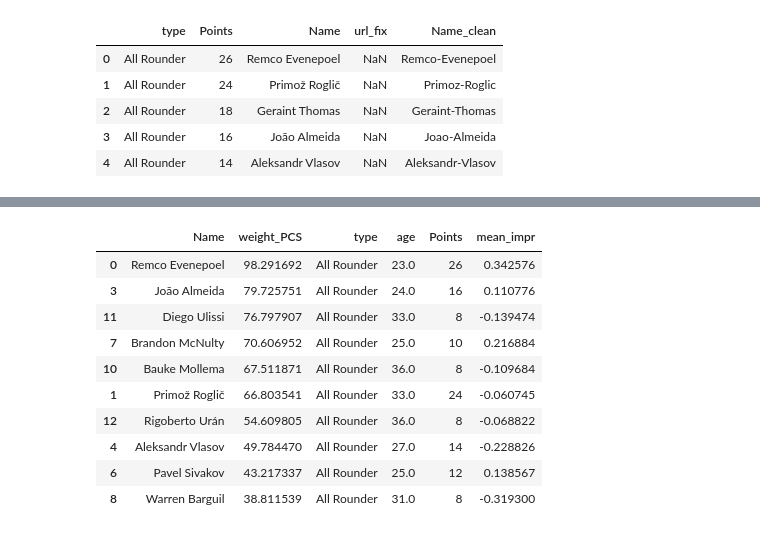
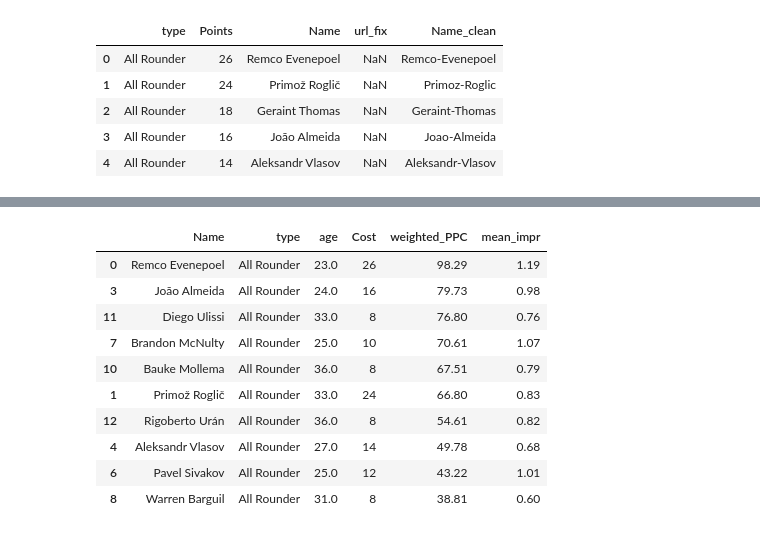
Before and after one commit to willcrossb/velogames2023, a Jupyter notebook: collect_data.ipynb, the cells around one changed output, grey strips where cells are left out. Cells and saved outputs as stored; diff of their text form; code cells hidden in the pictures.

```diff
--- a/collect_data.ipynb
+++ b/collect_data.ipynb
@@ -219,0 +175,23 @@ Name: log_impr, dtype: float64
+# %%
+#Plot improvement over time by age by transposing the DF
+dft = df.set_index('Name')
+dft = dft.filter(regex='^20')
+dft = dft.transpose()
+dft = dft.iloc[::-1, :]
+
+fig, axs = plt.subplots(1,2, figsize = (10, 5))
+
+#Get a list of names for the older riders (Over 27)
+old_names = df.loc[(df['old_young'] == 'Old'), 'Name'].tolist()
+
+for col in dft.columns:
+    if col in old_names:
+        cplot = 'r'
+        axs[0].plot(dft[col], label=col,color=cplot,alpha=.2)
+        axs[0].tick_params(rotation=90)
+        axs[0].set_title('Over 27')
+    else:
+        cplot = 'b'
+        axs[1].plot(dft[col], label=col,color=cplot,alpha=.2)
+        axs[1].tick_params(rotation=90)
+        axs[1].set_title('27 & Under')
@@ -219,0 +200,13 @@ Name: log_impr, dtype: float64
+# %%
+# PPC stands for points per cost, this will be the metric to focus on optimizing
+df['weighted_points'] = df['points_past3']*df['mean_impr']
+df['weighted_PPC'] = (df['weighted_points']/df['Cost']).round(2)
+
+score_metric ='weighted_PPC'
+fig, ax = plt.subplots(figsize=(8, 5))
+sns.histplot(data=df, x=score_metric, bins =50, hue='type', stat='count', edgecolor=None)
+ax.set_title(score_metric)
+#Set axis limits
+ax.set_xlim(0,df[score_metric].quantile(0.95))
+#Red line denotes the mean
+ax.axvline(x = df[score_metric].mean(), color = 'r')
@@ -220,21 +216,20 @@ Name: log_impr, dtype: float64
 # %%
-
-df_disp = dfa[['Name','weight_PCS','type','age','Points','mean_impr']]
+#Get a list of the best value riders in each category
+df_disp = df[['Name','type','age','Cost','weighted_PPC','mean_impr']]
 
 for type_name in df_disp['type'].unique():
     df_disp_cut = df_disp[df_disp['type'] == type_name]
-    #print(df_disp_cut.nlargest(10, 'weight_PCS')
-    tabplot = df_disp_cut.nlargest(10, 'weight_PCS')
+    tabplot = df_disp_cut.nlargest(10, 'weighted_PPC')
     display(tabplot)
 # %% [output]
-|  | Name | weight_PCS | type | age | Points | mean_impr |
-| 0 | Remco Evenepoel | 98.291692 | All Rounder | 23.0 | 26 | 0.342576 |
-| 3 | João Almeida | 79.725751 | All Rounder | 24.0 | 16 | 0.110776 |
-| 11 | Diego Ulissi | 76.797907 | All Rounder | 33.0 | 8 | -0.139474 |
-| 7 | Brandon McNulty | 70.606952 | All Rounder | 25.0 | 10 | 0.216884 |
-| 10 | Bauke Mollema | 67.511871 | All Rounder | 36.0 | 8 | -0.109684 |
-| 1 | Primož Roglič | 66.803541 | All Rounder | 33.0 | 24 | -0.060745 |
-| 12 | Rigoberto Urán | 54.609805 | All Rounder | 36.0 | 8 | -0.068822 |
-| 4 | Aleksandr Vlasov | 49.784470 | All Rounder | 27.0 | 14 | -0.228826 |
-| 6 | Pavel Sivakov | 43.217337 | All Rounder | 25.0 | 12 | 0.138567 |
-| 8 | Warren Barguil | 38.811539 | All Rounder | 31.0 | 8 | -0.319300 |
+|  | Name | type | age | Cost | weighted_PPC | mean_impr |
+| 0 | Remco Evenepoel | All Rounder | 23.0 | 26 | 98.29 | 1.19 |
+| 3 | João Almeida | All Rounder | 24.0 | 16 | 79.73 | 0.98 |
+| 11 | Diego Ulissi | All Rounder | 33.0 | 8 | 76.80 | 0.76 |
+| 7 | Brandon McNulty | All Rounder | 25.0 | 10 | 70.61 | 1.07 |
+| 10 | Bauke Mollema | All Rounder | 36.0 | 8 | 67.51 | 0.79 |
+| 1 | Primož Roglič | All Rounder | 33.0 | 24 | 66.80 | 0.83 |
+| 12 | Rigoberto Urán | All Rounder | 36.0 | 8 | 54.61 | 0.82 |
+| 4 | Aleksandr Vlasov | All Rounder | 27.0 | 14 | 49.78 | 0.68 |
+| 6 | Pavel Sivakov | All Rounder | 25.0 | 12 | 43.22 | 1.01 |
+| 8 | Warren Barguil | All Rounder | 31.0 | 8 | 38.81 | 0.60 |
```
Also changed, not shown: parts of 22 cells of this notebook, 2 other files.
